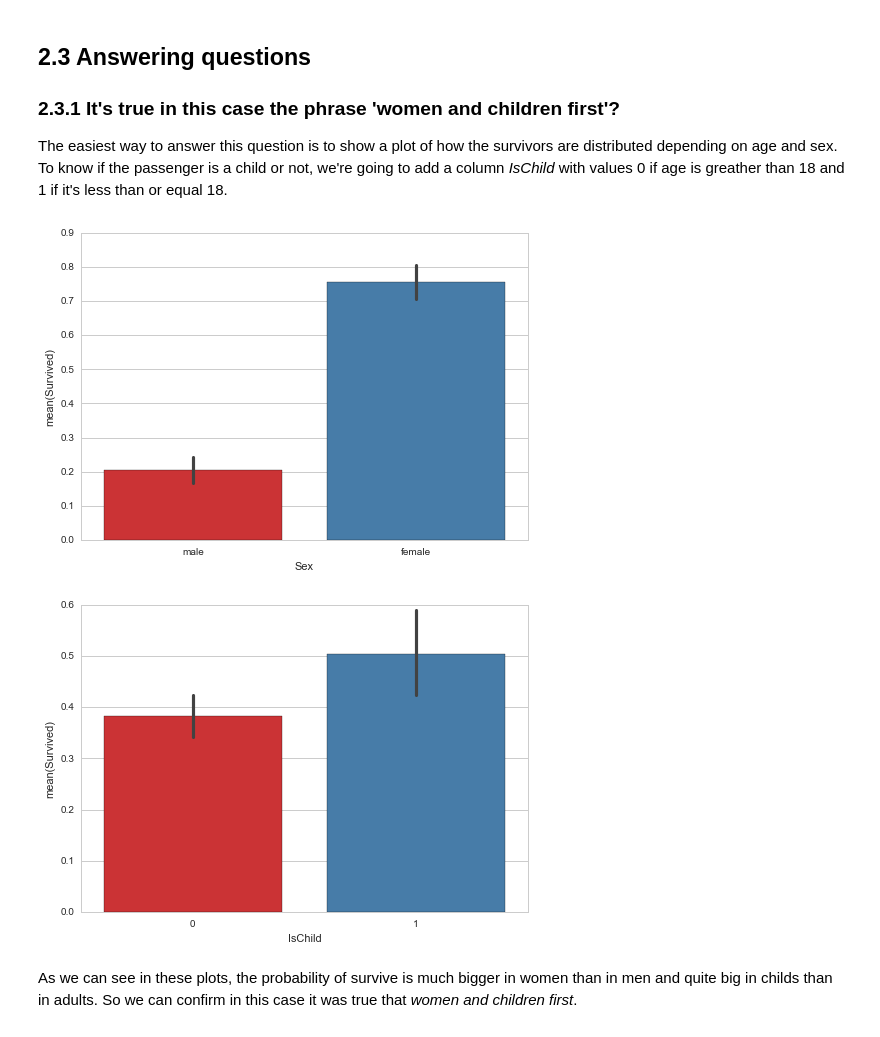
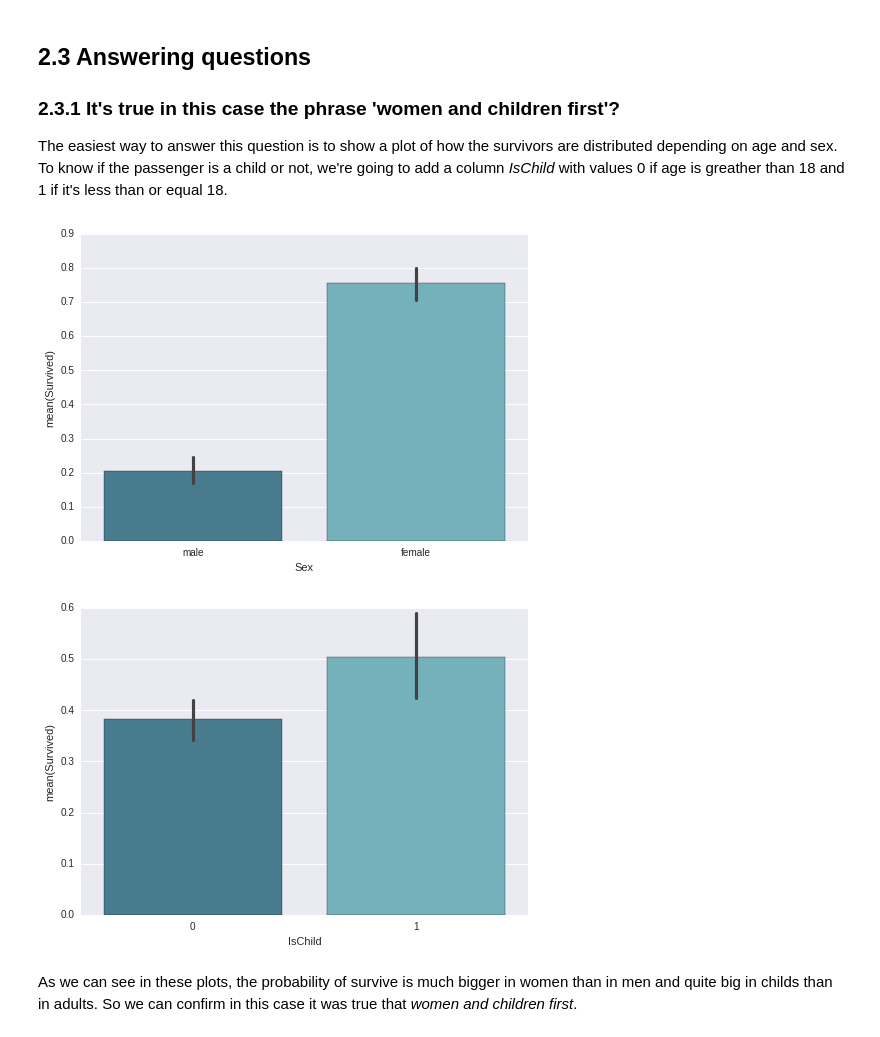
Before and after one commit to jmonterrubio/Titanic-Data-Investigation, a Jupyter notebook: Titanic Data Investigation.ipynb, the cells around one changed output. Cells and saved outputs as stored; diff of their text form; code cells hidden in the pictures.

```diff
--- a/Titanic Data Investigation.ipynb
+++ b/Titanic Data Investigation.ipynb
@@ -127,16 +129,16 @@ titanic_df["IsChild"] = pd.Series(titanic_df["Age"].apply(isChild), index=titani
 # %%
 import seaborn as sns
 import matplotlib.pyplot as plt
 %matplotlib inline
 
-sns.set(style="whitegrid")
-sns.barplot(data=titanic_df,x="Sex",y="Survived", palette="Set1")
+sns.set(style="darkgrid")
+sns.barplot(data=titanic_df,x="Sex",y="Survived", palette="GnBu_d")
 sns.plt.show()
-sns.barplot(data=titanic_df,x="IsChild",y="Survived", palette="Set1")
+sns.barplot(data=titanic_df,x="IsChild",y="Survived", palette="GnBu_d")
 sns.plt.show()
 # %% [output]
-[figure, old version]
+[figure, new version]
-[figure, old version]
+[figure, new version]
 # %% [markdown]
 As we can see in these plots, the probability of survive is much bigger in women than in men and quite big in childs than in adults. So we can confirm in this case it was true that *women and children first*.
 # %%
```
Also changed, not shown: parts of 13 cells of this notebook.
